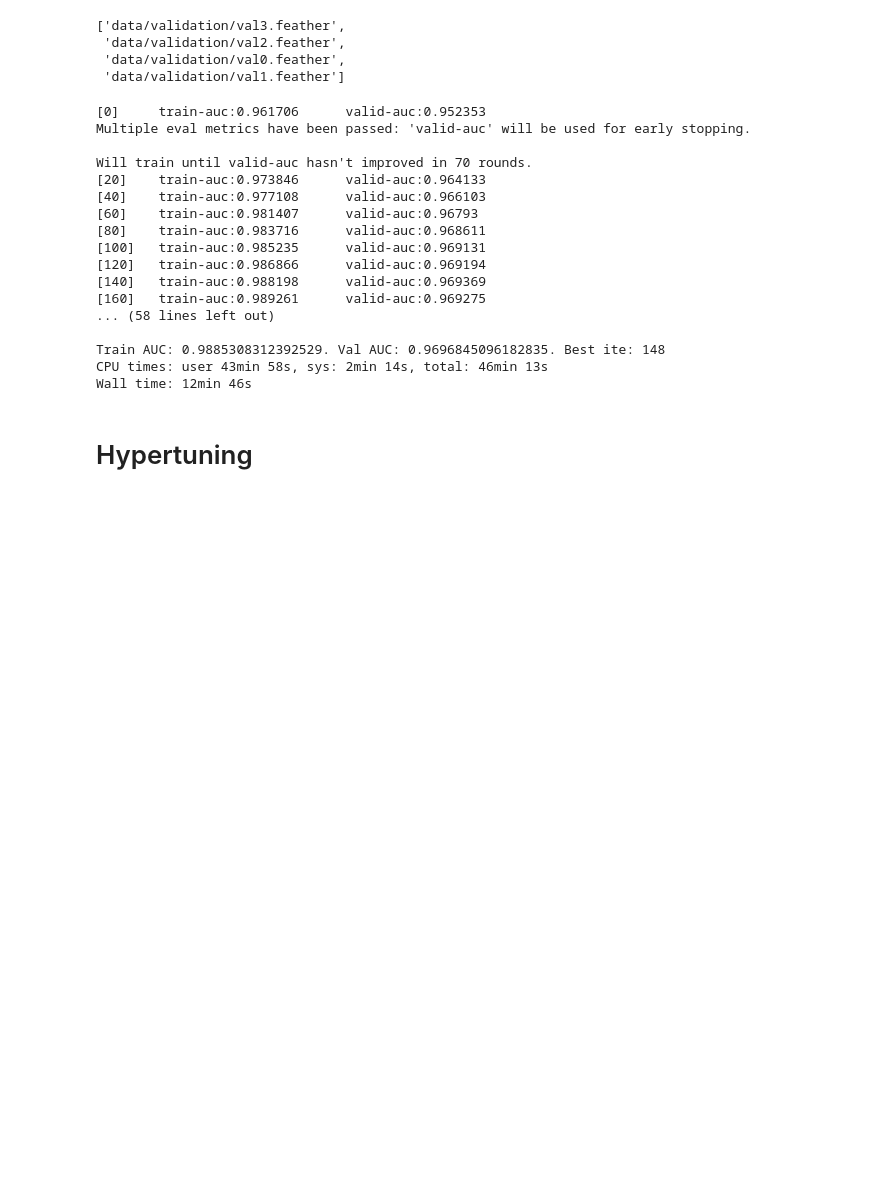
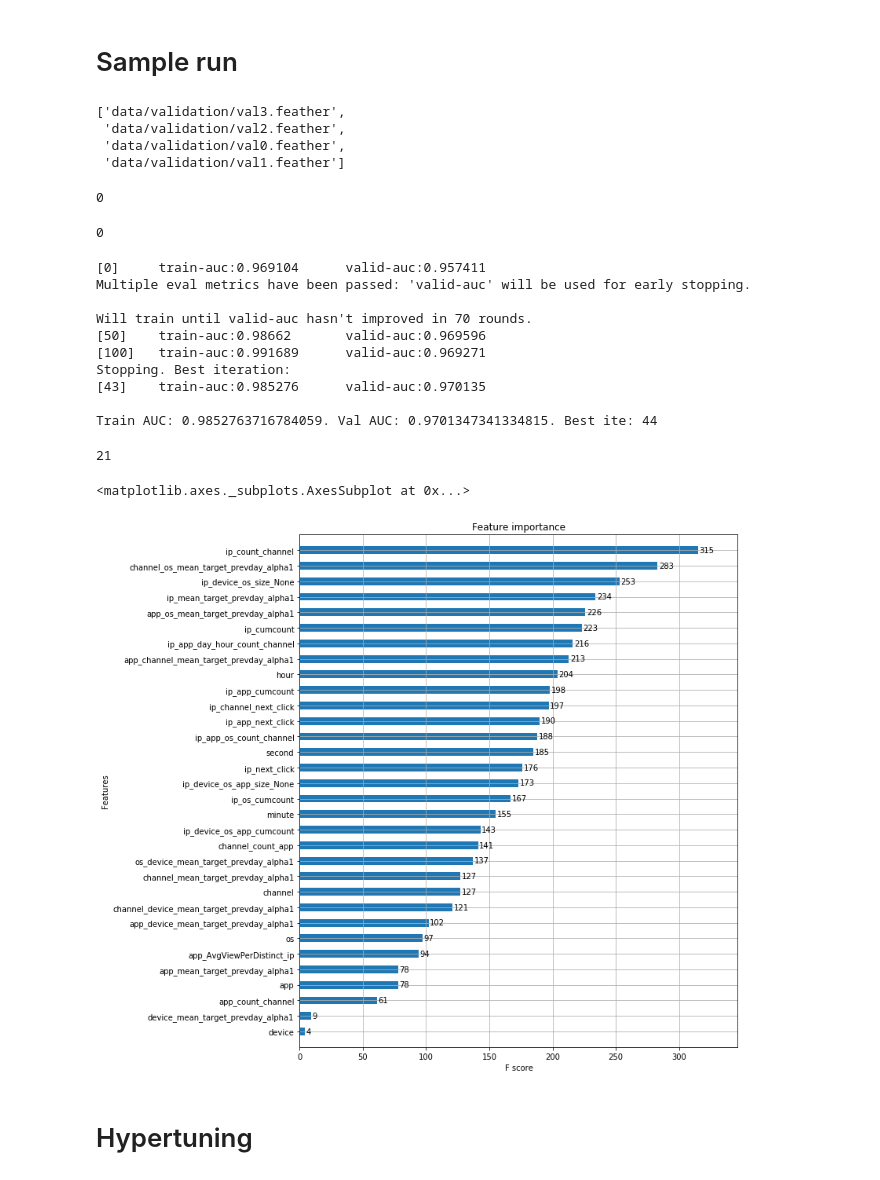
Before and after one commit to anhquan0412/talkingdata_clickfraud, a Jupyter notebook: xgboost.ipynb, the cells around one changed output. Saved outputs shown, nothing was run; the diff lists cells and outputs as text; code cells hidden in the pictures; blank space fills up the shorter version.

```diff
--- a/xgboost.ipynb
+++ b/xgboost.ipynb
@@ -71,3 +44,5 @@ def get_train(sz=3000000):
+# %% [markdown]
+# Sample run
 # %%
 cols_to_drop=['is_attributed','ip','day']
 # %%
@@ -79,27 +54,37 @@ val_names
  'data/validation/val0.feather',
  'data/validation/val1.feather']
 # %%
-train_df,y_train = get_train()
+train_df,y_train = get_train(cols_to_drop,10000000)
 # %%
-%%time
-
-params = {'colsample_bytree': 0.7,
+# params = {'colsample_bytree': 0.7,
+#           'eval_metric': 'auc',
+#           'learning_rate': 0.1,
+#           'max_depth': 4,
+#           'min_child_weight': 100,
+#           'objective': 'binary:logistic',
+#           'seed': seed,
+#           'subsample': 0.9500000000000001,
+#           'scale_pos_weight': 100,
+#           'tree_method': 'gpu_hist'}
+params = {'colsample_bytree': 0.7000000000000001,
           'eval_metric': 'auc',
-          'learning_rate': 0.1,
-          'max_depth': 4,
-          'min_child_weight': 100,
+          'gamma': 0.15000000000000002,
+          'learning_rate': 0.2,
+          'max_leaf_nodes': 137,
+          'min_child_weight': 234,
           'objective': 'binary:logistic',
-          'seed': seed,
-          'subsample': 0.9500000000000001,
-          'scale_pos_weight': 100,
+          'scale_pos_weight': 174,
+          'seed': 42,
+          'subsample': 0.65,
           'tree_method': 'gpu_hist'}
 
 dtrain = xgb.DMatrix(train_df,y_train)
 del train_df,y_train
 gc.collect()
 
+val_names=['data/validation/val3.feather']
 for i in val_names:
-    val_df,y_val = get_val_by_name(i)
+    val_df,y_val = get_val_by_name(cols_to_drop,i)
     dval = xgb.DMatrix(val_df,y_val)
 
     del val_df,y_val
@@ -107,7 +92,7 @@ for i in val_names:
 
     watchlist = [(dtrain, 'train'), (dval, 'valid')]
     xgb_model = xgb.train(params, dtrain, 2000, watchlist,
-                      verbose_eval=20,
+                      verbose_eval=50,
                       early_stopping_rounds=70)
 
     train_pred = xgb_model.predict(dtrain,ntree_limit=xgb_model.best_ntree_limit)
@@ -118,26 +103,28 @@ for i in val_names:
     print(f'Train AUC: {train_loss}. Val AUC: {val_loss}. Best ite: {xgb_model.best_ntree_limit}')
 
     del dval
-    xgb_model.__del__()
+#     xgb_model.__del__()
     gc.collect()
 # %% [output]
-[0]     train-auc:0.961706      valid-auc:0.952353
-Multiple eval metrics have been passed: 'valid-auc' will be used for early stopping.
-
-Will train until valid-auc hasn't improved in 70 rounds.
-[20]    train-auc:0.973846      valid-auc:0.964133
-[40]    train-auc:0.977108      valid-auc:0.966103
-[60]    train-auc:0.981407      valid-auc:0.96793
-[80]    train-auc:0.983716      valid-auc:0.968611
-[100]   train-auc:0.985235      valid-auc:0.969131
-[120]   train-auc:0.986866      valid-auc:0.969194
-[140]   train-auc:0.988198      valid-auc:0.969369
-[160]   train-auc:0.989261      valid-auc:0.969275
-... (58 lines left out)
-
-Train AUC: 0.9885308312392529. Val AUC: 0.9696845096182835. Best ite: 148
-CPU times: user 43min 58s, sys: 2min 14s, total: 46min 13s
-Wall time: 12min 46s
+0
+0
+[0]     train-auc:0.969104      valid-auc:0.957411
+Multiple eval metrics have been passed: 'valid-auc' will be used for early stopping.
+
+Will train until valid-auc hasn't improved in 70 rounds.
+[50]    train-auc:0.98662       valid-auc:0.969596
+[100]   train-auc:0.991689      valid-auc:0.969271
+Stopping. Best iteration:
+[43]    train-auc:0.985276      valid-auc:0.970135
+
+Train AUC: 0.9852763716784059. Val AUC: 0.9701347341334815. Best ite: 44
+21
+# %%
+fig, ax = plt.subplots(figsize=(10,12))
+xgb.plot_importance(xgb_model,ax=ax,height=.5)
+# %% [output]
+<matplotlib.axes._subplots.AxesSubplot at 0x...>
+[figure, added]
 # %% [markdown]
 # Hypertuning
 # %%
```
Also changed, not shown: parts of 24 cells of this notebook, 5 other files.
